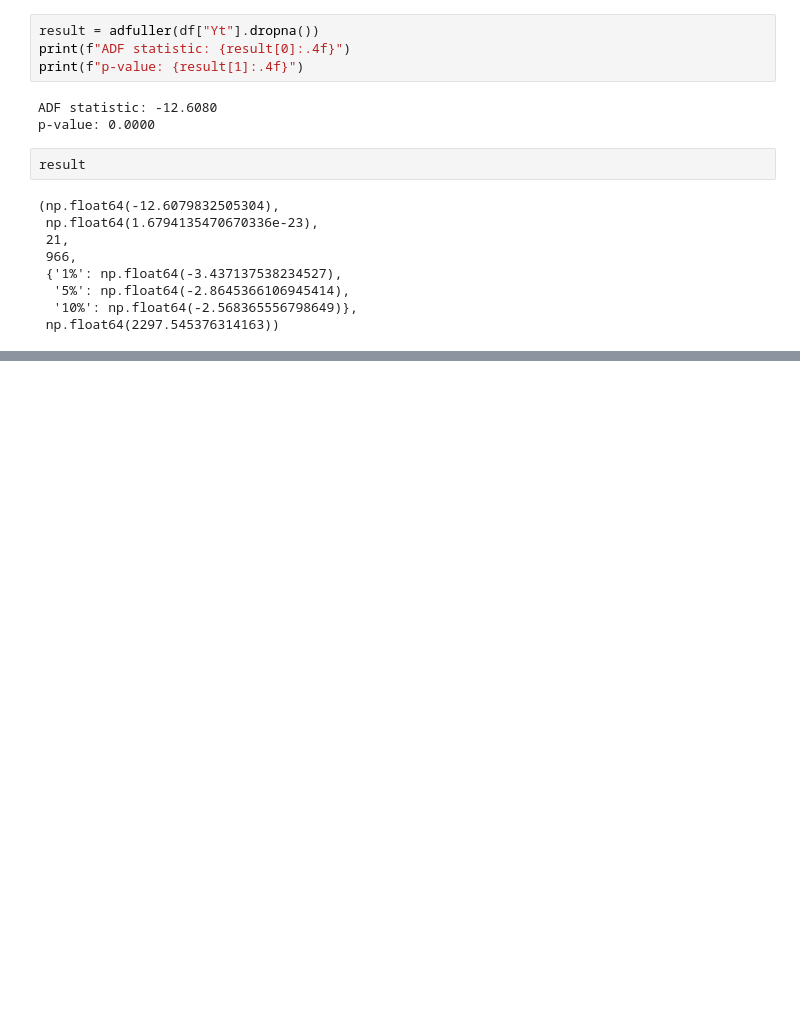
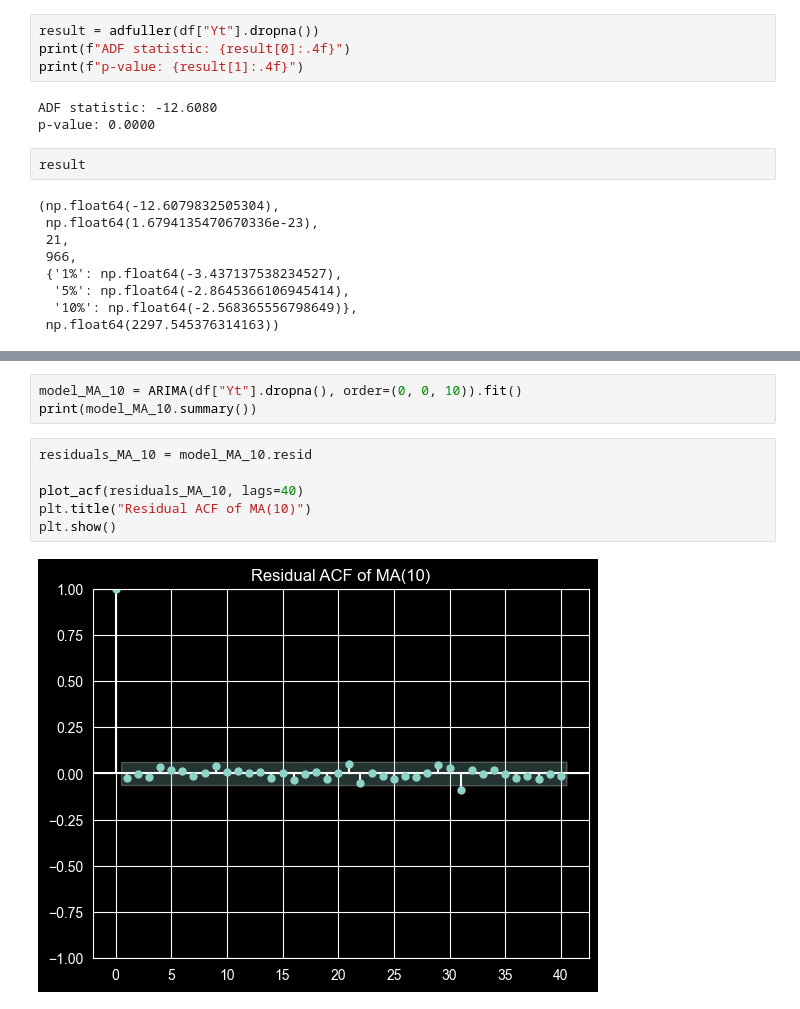
Before and after one commit to cyriaque04/timeseries-arma-sarima-forecast, a Jupyter notebook: 02_stationnarisation_estimation_modelisation.ipynb, the cells around one changed output, grey strips where cells are left out. Drawn from its saved outputs; the diff is of its cells as text; blank space fills up the shorter version.

```diff
--- a/02_stationnarisation_estimation_modelisation.ipynb
+++ b/02_stationnarisation_estimation_modelisation.ipynb
@@ -164,0 +272,11 @@ Here the p-value is lower than 0.05 so we can reject H0. Hence the series is lik
+# %%
+model_MA_10 = ARIMA(df["Yt"].dropna(), order=(0, 0, 10)).fit()
+print(model_MA_10.summary())
+# %%
+residuals_MA_10 = model_MA_10.resid
+
+plot_acf(residuals_MA_10, lags=40)
+plt.title("Residual ACF of MA(10)")
+plt.show()
+# %% [output]
+[figure, added]
```
Also changed, not shown: parts of 27 cells of this notebook, 1 other file.
